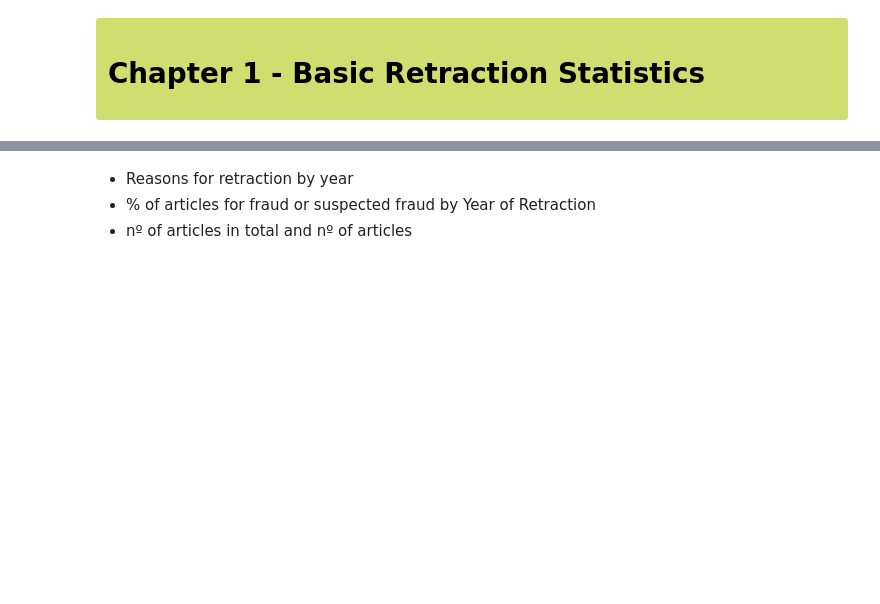
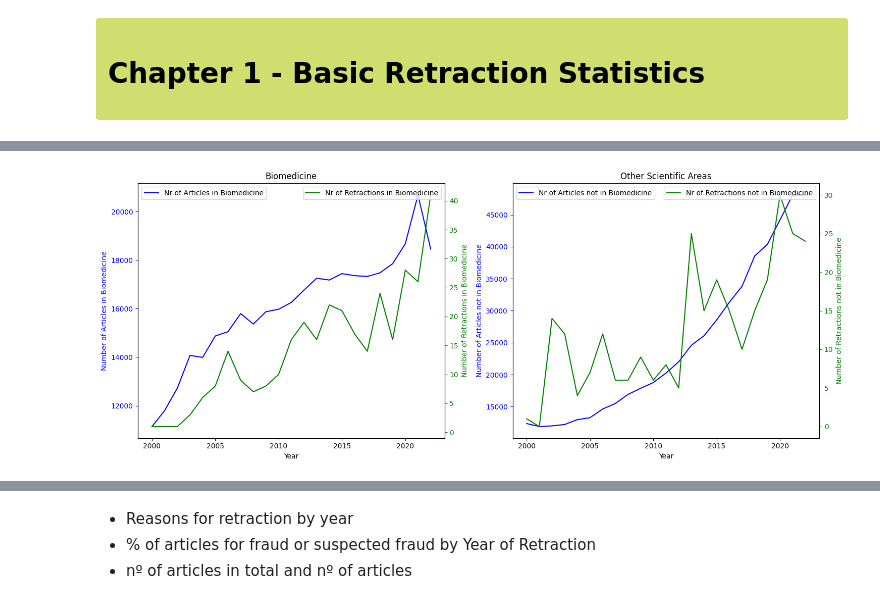
Before and after one commit to IsabelCD/Retractions, a Jupyter notebook: firstobjective.ipynb, the cells around one changed output, grey strips where cells are left out. Drawn from its saved outputs; the diff is of its cells as text; code cells hidden in the pictures; blank space fills up the shorter version.

```diff
--- a/firstobjective.ipynb
+++ b/firstobjective.ipynb
@@ -82,0 +300,13 @@ Name: count, dtype: int64
+# %%
+number_of_biomed_retracted = retractions[retractions['RetractionDate'].dt.year != 2023].groupby(retractions['RetractionDate'].dt.year)['Biomedicine'].sum().reset_index(name= 'Nr of Retractions in Biomedicine')
+number_of_biomed_total = control_set[control_set['year_published'] != 2023].groupby(control_set['year_published'])['Biomedicine'].sum().reset_index(name= 'Nr of Articles in Biomedicine')
+# %%
+number_of_non_biomed_retracted = retractions[retractions['RetractionDate'].dt.year != 2023].groupby(retractions['RetractionDate'].dt.year)['Biomedicine'].apply(lambda x: (x == 0).sum()).reset_index(name='Nr of Retractions not in Biomedicine')
+number_of_non_biomed_total = control_set[control_set['year_published'] != 2023].groupby(control_set['year_published'])['Biomedicine'].apply(lambda x: (x == 0).sum()).reset_index(name='Nr of Articles not in Biomedicine')
+# %%
+year_counts = pd.merge(year_counts, number_of_biomed_retracted, how='left', on='RetractionDate')
+year_counts = pd.merge(year_counts, number_of_non_biomed_retracted, how='left', on='RetractionDate')
+year_counts = pd.merge(year_counts, number_of_biomed_total, how='left', left_on='RetractionDate', right_on='year_published')
+year_counts = pd.merge(year_counts, number_of_non_biomed_total, how='left', left_on='RetractionDate', right_on='year_published')
+# %%
+year_counts.drop(['year_published_x', 'year_published_y'], axis = 1, inplace= True)
@@ -82,0 +380,52 @@ Name: count, dtype: int64
+# %%
+import matplotlib.pyplot as plt
+import numpy as np
+
+# Assuming 'result' is your merged Dask DataFrame
+fig, axes = plt.subplots(nrows=1, ncols=2, figsize=(15, 6))
+
+# Plot the number of articles on the primary y-axis for the first subplot
+axes[0].plot(year_counts['RetractionDate'], year_counts['Nr of Articles in Biomedicine'], color='blue', label='Nr of Articles in Biomedicine')
+axes[0].set_xlabel('Year')
+axes[0].set_ylabel('Number of Articles in Biomedicine', color='blue')
+axes[0].tick_params('y', colors='blue')
+axes[0].set_title('Biomedicine')
+
+# Create a twin Axes sharing the xaxis for the first subplot
+axes2 = axes[0].twinx()
+
+# Plot the number of retractions on the secondary y-axis for the first subplot
+axes2.plot(year_counts['RetractionDate'], year_counts['Nr of Retractions in Biomedicine'], color='green', label='Nr of Retractions in Biomedicine')
+axes2.set_ylabel('Number of Retractions in Biomedicine', color='green')
+axes2.tick_params('y', colors='green')
+
+# Add legend for the first subplot
+axes[0].legend(loc='upper left')
+axes2.legend(loc='upper right')
+
+# Plot the same data on the second subplot
+axes[1].plot(year_counts['RetractionDate'], year_counts['Nr of Articles not in Biomedicine'], color='blue', label='Nr of Articles not in Biomedicine')
+axes[1].set_xlabel('Year')
+axes[1].set_ylabel('Number of Articles not in Biomedicine', color='blue')
+axes[1].tick_params('y', colors='blue')
+axes[1].set_title('Other Scientific Areas')
+
+# Create a twin Axes sharing the xaxis for the second subplot
+axes2_2 = axes[1].twinx()
+
+# Plot the number of retractions on the secondary y-axis for the second subplot
+axes2_2.plot(year_counts['RetractionDate'], year_counts['Nr of Retractions not in Biomedicine'], color='green', label='Nr of Retractions not in Biomedicine')
+axes2_2.set_ylabel('Number of Retractions not in Biomedicine', color='green')
+axes2_2.tick_params('y', colors='green')
+
+# Add legend for the second subplot
+axes[1].legend(loc='upper left')
+axes2_2.legend(loc='upper right')
+
+# Adjust layout for better spacing
+plt.tight_layout()
+
+# Show the plots
+plt.show()
+# %% [output]
+[figure, added]
```
Also changed, not shown: parts of 67 cells of this notebook, 14 other files.
